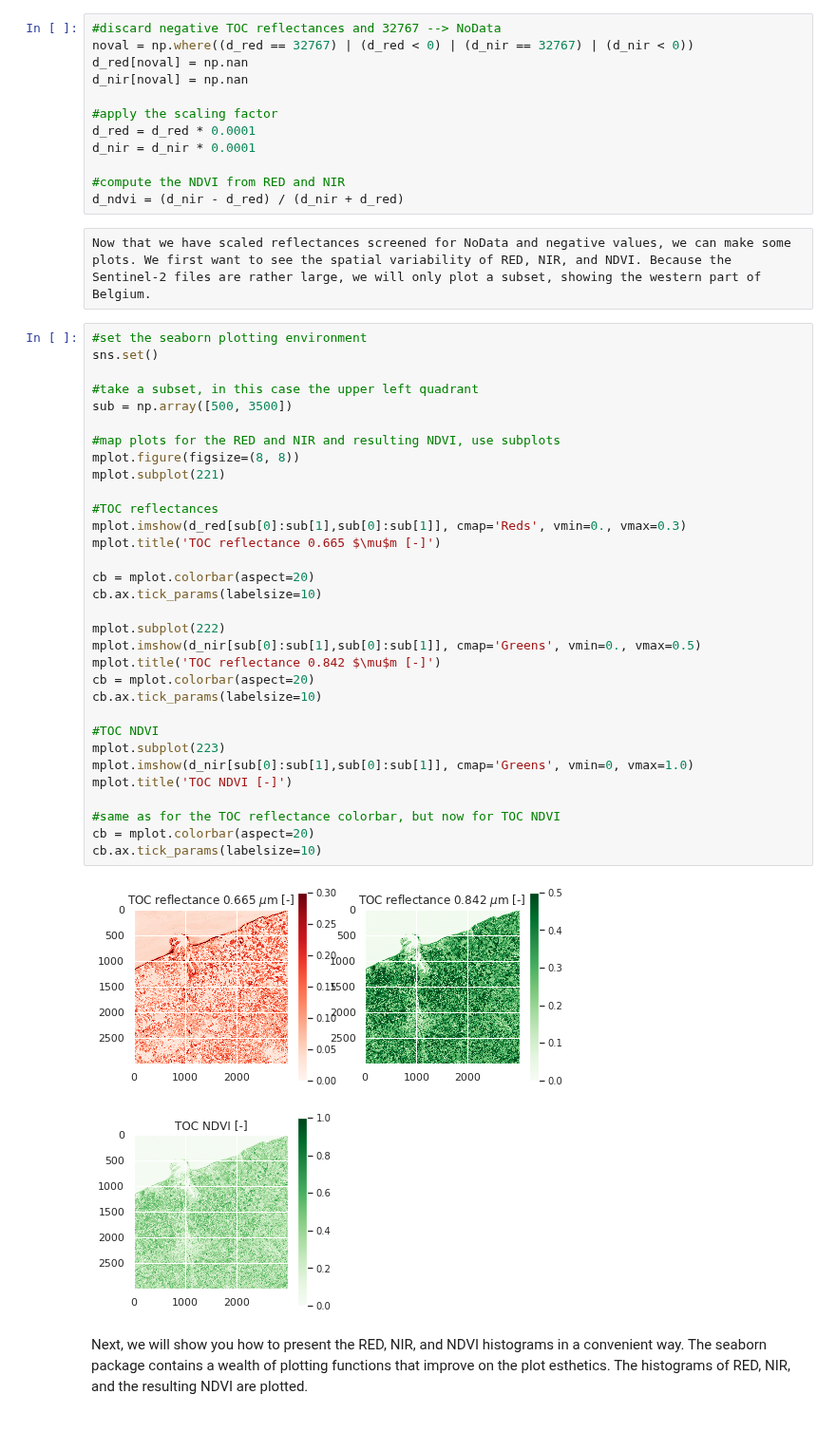
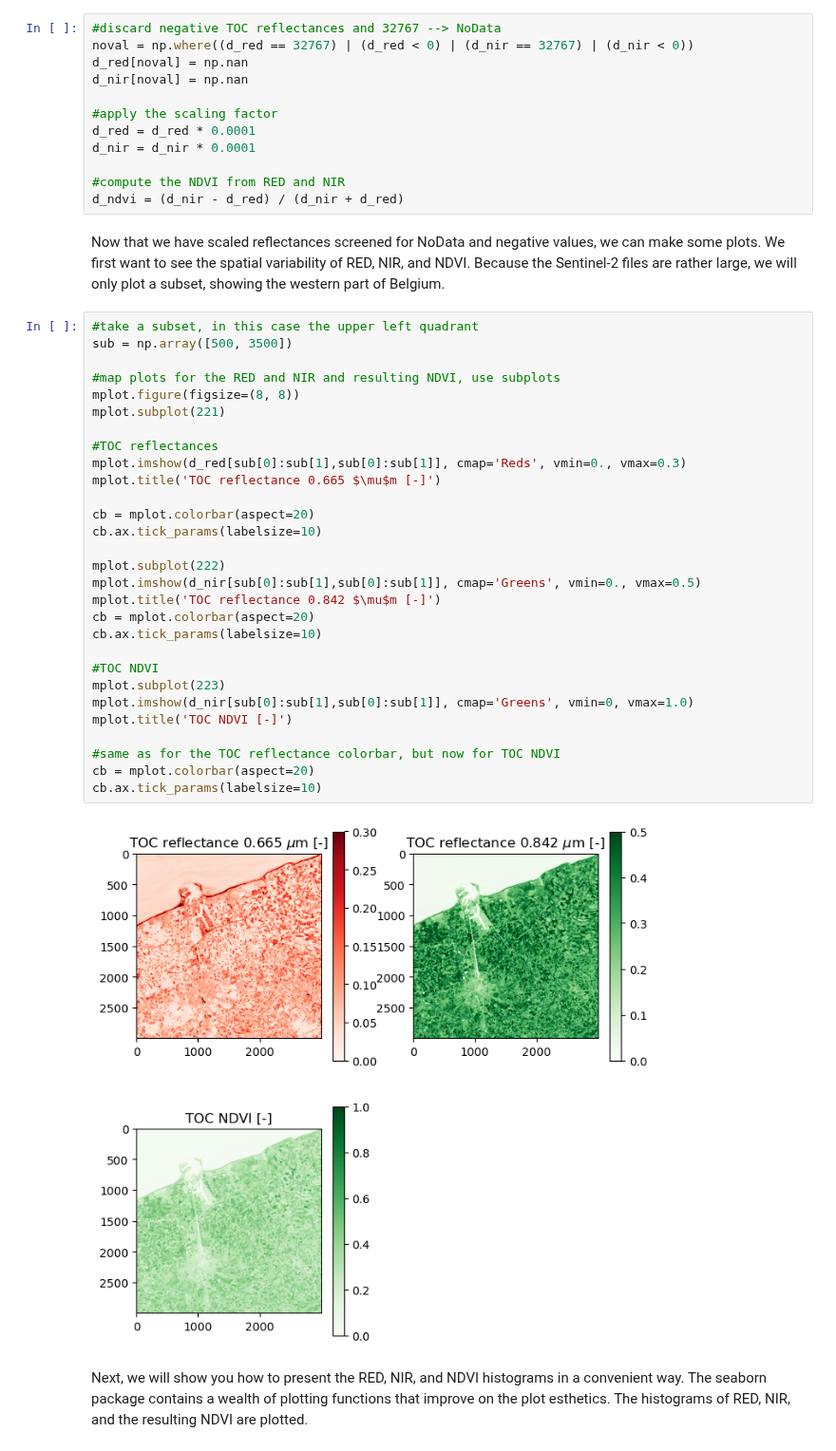
Before and after one commit to VITObelgium/notebook-samples, a Jupyter notebook: terrascope-samples/Terrascope/Beginner/Sentinel-2_read_data.ipynb, the cells around one changed output. Shown at 95% size. Drawn from its saved outputs; the diff is of its cells as text.

Commit message:
replaced sentinel-2_read_data

```diff
--- a/terrascope-samples/Terrascope/Beginner/Sentinel-2_read_data.ipynb
+++ b/terrascope-samples/Terrascope/Beginner/Sentinel-2_read_data.ipynb
@@ -39,42 +37,39 @@ d_nir = d_nir * 0.0001
 
 #compute the NDVI from RED and NIR
 d_ndvi = (d_nir - d_red) / (d_nir + d_red)
-# %% [raw]
-Now that we have scaled reflectances screened for NoData and negative values, we can make some plots. We first want to see the spatial variability of RED, NIR, and NDVI. Because the Sentinel-2 files are rather large, we will only plot a subset, showing the western part of Belgium.
+# %% [markdown]
+Now that we have scaled reflectances screened for NoData and negative values, we can make some plots. We first want to see the spatial variability of RED, NIR, and NDVI. Because the Sentinel-2 files are rather large, we will only plot a subset, showing the western part of Belgium.
 # %%
-#set the seaborn plotting environment
-sns.set()
-
 #take a subset, in this case the upper left quadrant
 sub = np.array([500, 3500])
 
 #map plots for the RED and NIR and resulting NDVI, use subplots
 mplot.figure(figsize=(8, 8))
 mplot.subplot(221)
 
 #TOC reflectances
 mplot.imshow(d_red[sub[0]:sub[1],sub[0]:sub[1]], cmap='Reds', vmin=0., vmax=0.3)
 mplot.title('TOC reflectance 0.665 $\mu$m [-]')
 
 cb = mplot.colorbar(aspect=20)
 cb.ax.tick_params(labelsize=10)
 
 mplot.subplot(222)
 mplot.imshow(d_nir[sub[0]:sub[1],sub[0]:sub[1]], cmap='Greens', vmin=0., vmax=0.5)
 mplot.title('TOC reflectance 0.842 $\mu$m [-]')
 cb = mplot.colorbar(aspect=20)
 cb.ax.tick_params(labelsize=10)
 
 #TOC NDVI
 mplot.subplot(223)
 mplot.imshow(d_nir[sub[0]:sub[1],sub[0]:sub[1]], cmap='Greens', vmin=0, vmax=1.0)
 mplot.title('TOC NDVI [-]')
 
 #same as for the TOC reflectance colorbar, but now for TOC NDVI
 cb = mplot.colorbar(aspect=20)
 cb.ax.tick_params(labelsize=10)
 # %% [output]
-[figure, old version]
+[figure, new version]
 # %% [markdown]
 Next, we will show you how to present the RED, NIR, and NDVI histograms in a convenient way. The seaborn package contains a wealth of plotting functions that improve on the plot esthetics.
 The histograms of RED, NIR, and the resulting NDVI are plotted.
```
Also changed, not shown: parts of 7 cells of this notebook, 1 other file.
